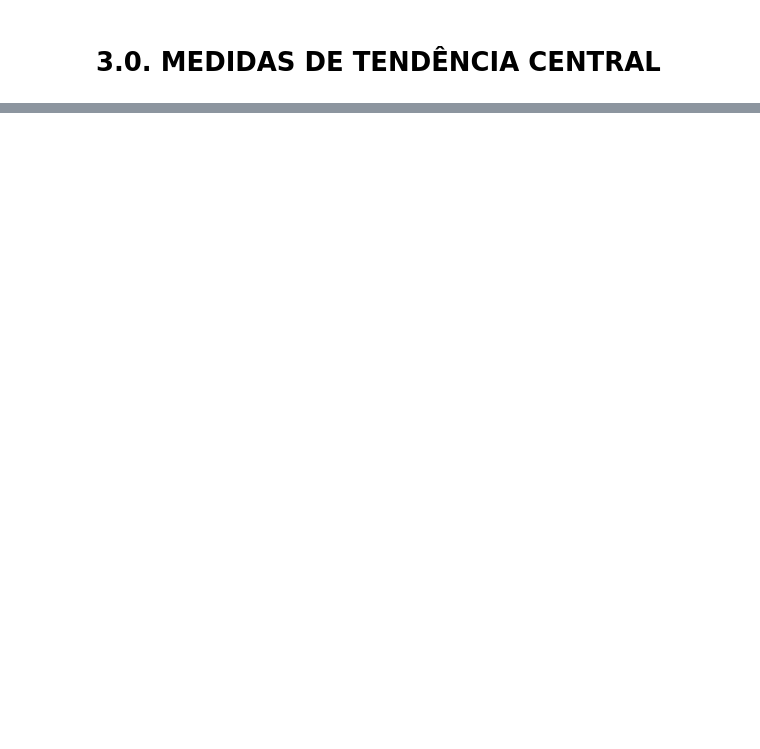
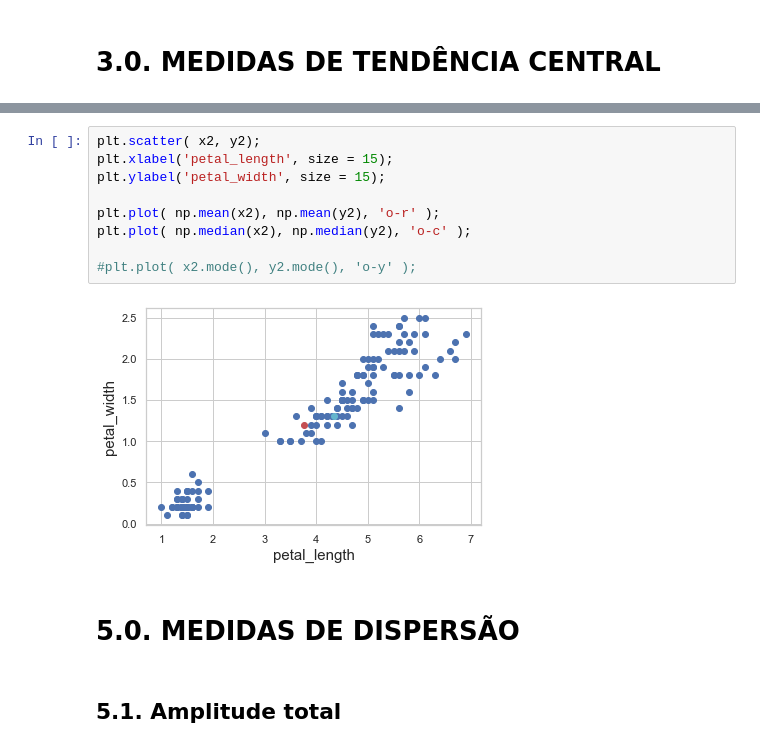
Before and after one commit to Emanoelgenez/estatistica_descritiva, a Jupyter notebook: notebooks/statistics_descriptive.ipynb, the cells around one changed output, grey strips where cells are left out. Saved outputs shown, nothing was run; the diff lists cells and outputs as text; blank space fills up the shorter version.

```diff
--- a/notebooks/statistics_descriptive.ipynb
+++ b/notebooks/statistics_descriptive.ipynb
@@ -153,0 +319,15 @@ plt.grid(True);
+# %%
+plt.scatter( x2, y2);
+plt.xlabel('petal_length', size = 15);
+plt.ylabel('petal_width', size = 15);
+
+plt.plot( np.mean(x2), np.mean(y2), 'o-r' );
+plt.plot( np.median(x2), np.median(y2), 'o-c' );
+
+#plt.plot( x2.mode(), y2.mode(), 'o-y' );
+# %% [output]
+[figure, added]
+# %% [markdown]
+# 5.0. MEDIDAS DE DISPERSÃO
+# %% [markdown]
+## 5.1. Amplitude total
```
Also changed, not shown: parts of 63 cells of this notebook, 2 other files.
